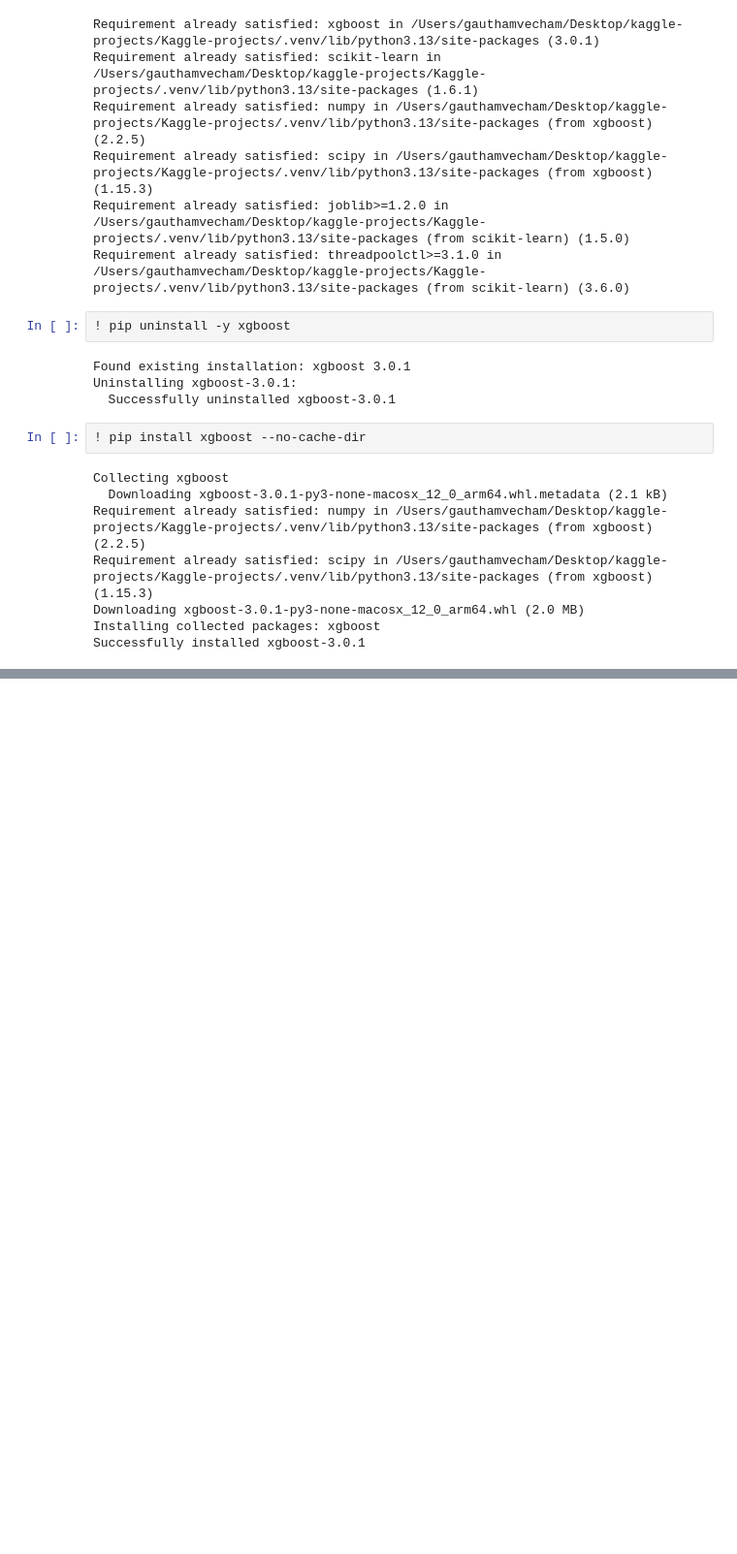
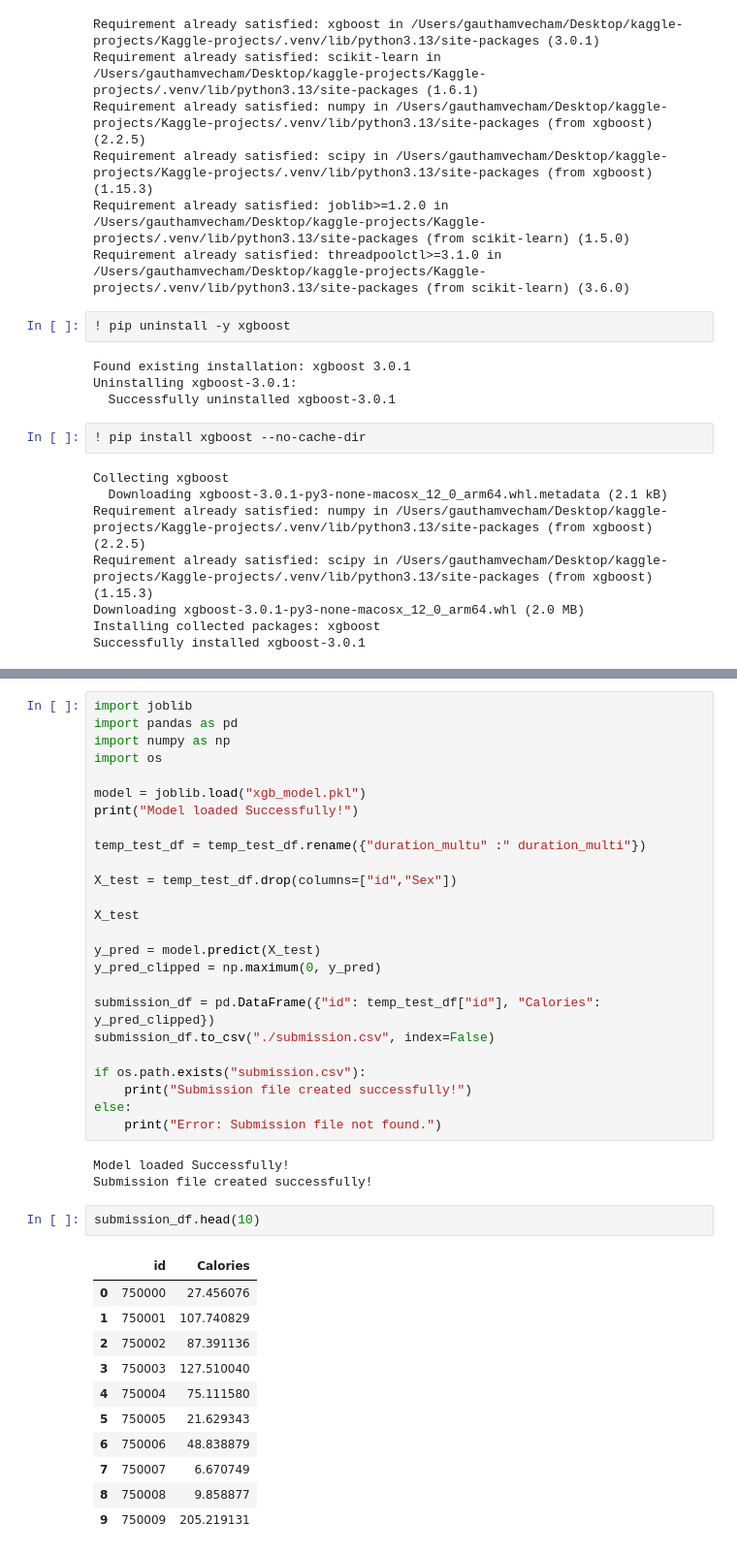
Before and after one commit to VechamGautham/Kaggle-projects, a Jupyter notebook: calorie-predict/calorie-predict.ipynb, the cells around one changed output, grey strips where cells are left out. Shown at 97% size. Drawn from its saved outputs; the diff is of its cells as text; blank space fills up the shorter version.

Commit message:
tuning and submission.csv created

```diff
--- a/calorie-predict/calorie-predict.ipynb
+++ b/calorie-predict/calorie-predict.ipynb
@@ -331,0 +386,42 @@ R2: 0.9946418647249862
+# %%
+import joblib
+import pandas as pd
+import numpy as np
+import os
+
+model = joblib.load("xgb_model.pkl")
+print("Model loaded Successfully!")
+
+temp_test_df = temp_test_df.rename({"duration_multu" :" duration_multi"})
+
+X_test = temp_test_df.drop(columns=["id","Sex"])
+
+X_test
+
+y_pred = model.predict(X_test)
+y_pred_clipped = np.maximum(0, y_pred)
+
+submission_df = pd.DataFrame({"id": temp_test_df["id"], "Calories": y_pred_clipped})
+submission_df.to_csv("./submission.csv", index=False)
+
+if os.path.exists("submission.csv"):
+    print("Submission file created successfully!")
+else:
+    print("Error: Submission file not found.")
+# %% [output]
+Model loaded Successfully!
+Submission file created successfully!
+# %%
+submission_df.head(10)
+# %% [output]
+|  | id | Calories |
+| 0 | 750000 | 27.456076 |
+| 1 | 750001 | 107.740829 |
+| 2 | 750002 | 87.391136 |
+| 3 | 750003 | 127.510040 |
+| 4 | 750004 | 75.111580 |
+| 5 | 750005 | 21.629343 |
+| 6 | 750006 | 48.838879 |
+| 7 | 750007 | 6.670749 |
+| 8 | 750008 | 9.858877 |
+| 9 | 750009 | 205.219131 |
```
Also changed, not shown: parts of 5 cells of this notebook, 2 other files.
